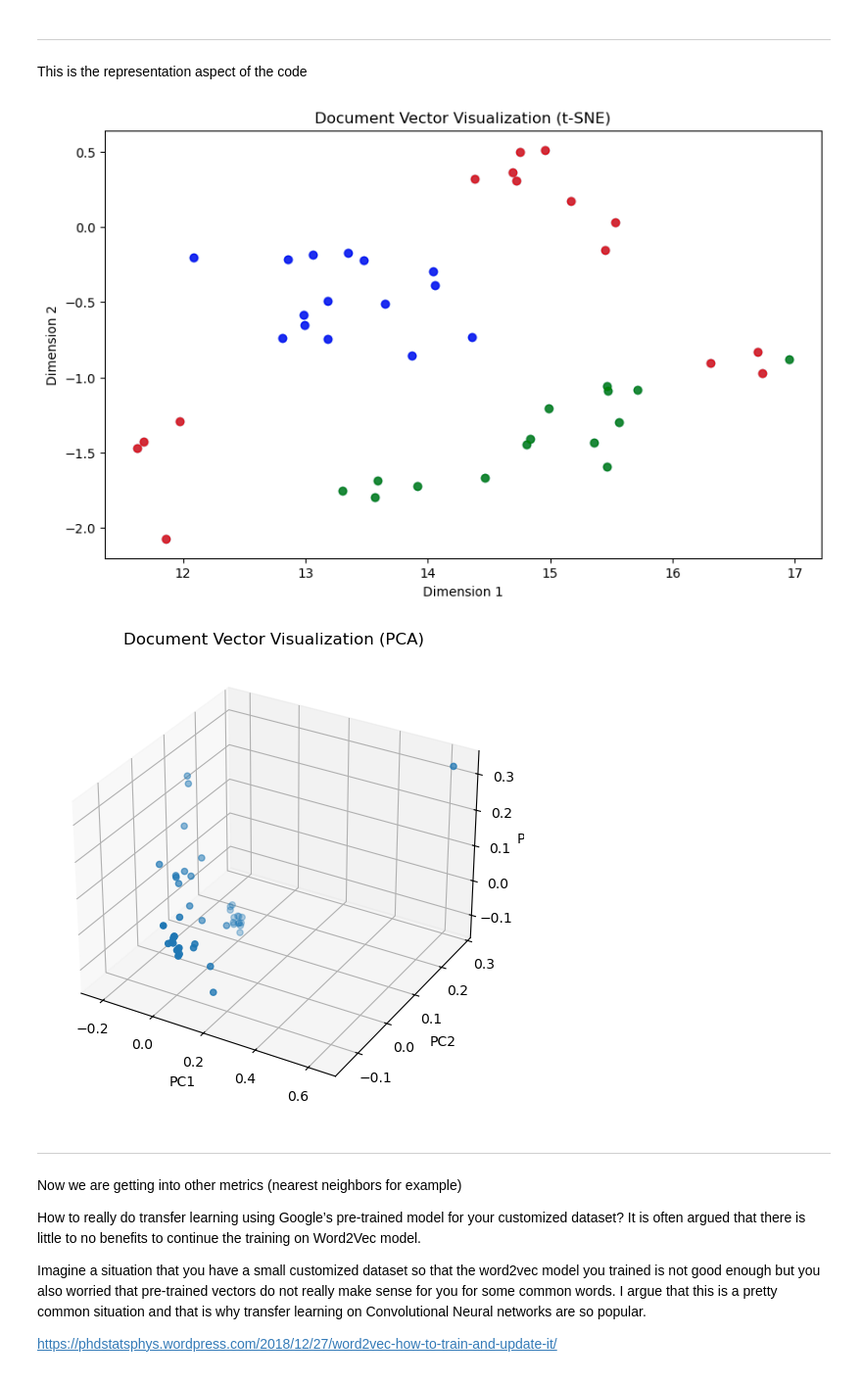
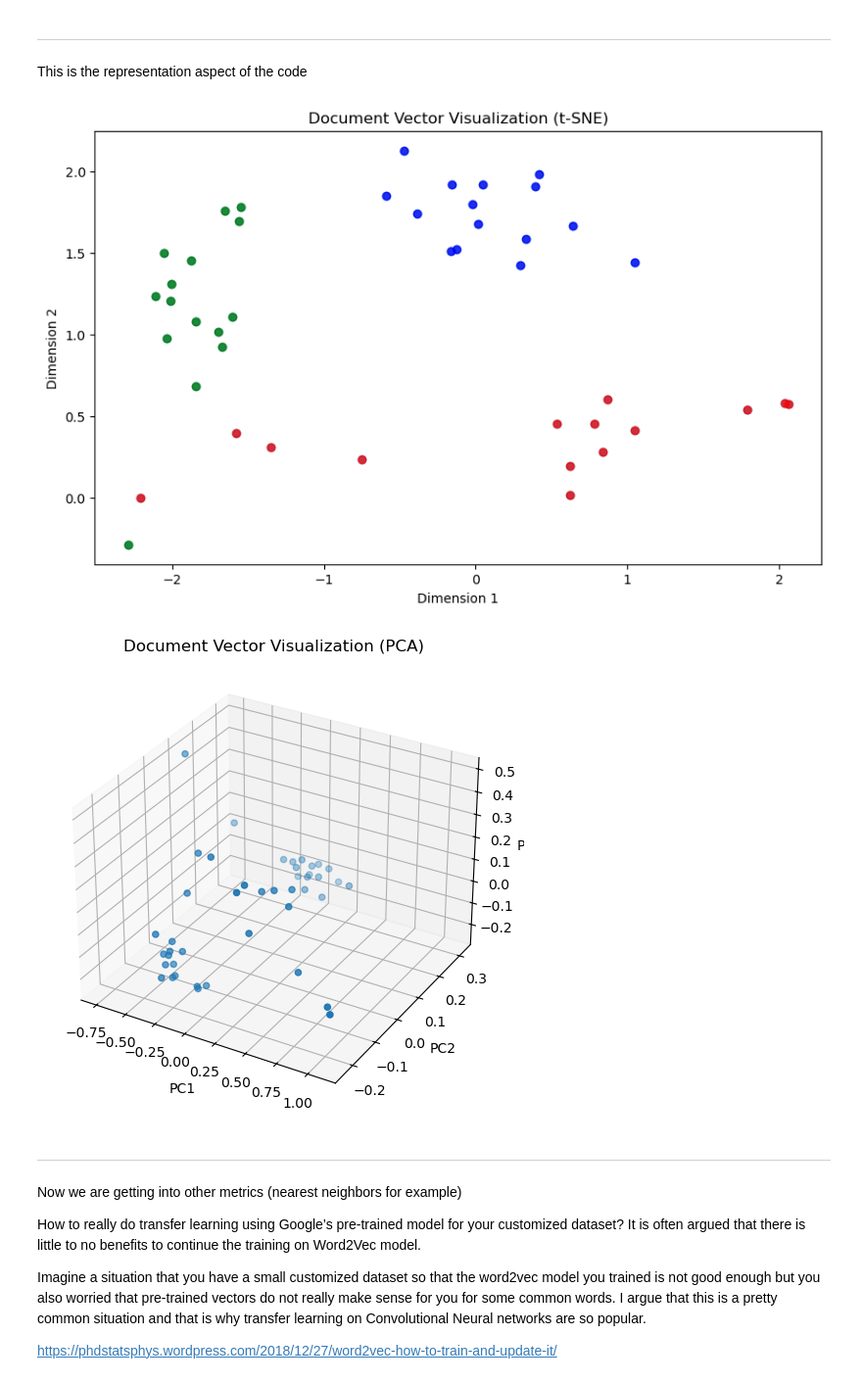
Before and after one commit to pablodevicente/RI_2-Product_Catalog_Classifier, a Jupyter notebook: 01-code/aux_vsm.ipynb, the cells around one changed output. Shown: that part at 98% size. Drawn from its saved outputs; the diff is of its cells as text; code cells hidden in the pictures.

Commit message:
added glove vsm

```diff
--- a/01-code/aux_vsm.ipynb
+++ b/01-code/aux_vsm.ipynb
@@ -149,35 +149,38 @@ import pickle
 import os
 
 # Load document_vectors from a file
-with open("../02-data/03-VSM/word2vec-finetuned-demo.pkl", "rb") as f:
+with open("../02-data/03-VSM/glove-demo.pkl", "rb") as f:
     document_vectors = pickle.load(f)
+
+if len(document_vectors) == 0:
+    raise ValueError("No document vectors available for t-SNE visualization.")
 
 # Extract document vectors
 doc_paths = list(document_vectors.keys())  # File paths as labels
 doc_vectors = np.array(list(document_vectors.values()))  # Convert dict to array
 
 # Reduce to 2D using t-SNE
 tsne = TSNE(n_components=2, perplexity=min(30, len(doc_vectors) - 1), random_state=42)
 doc_vectors_2d = tsne.fit_transform(doc_vectors)
 
 # Plot the reduced vectors
 plt.figure(figsize=(10, 6))
 plt.scatter(doc_vectors_2d[:, 0], doc_vectors_2d[:, 1], alpha=0.7)
 
 for i, path in enumerate(doc_paths):
     color = get_category_color(path)  # Get color based on path
     plt.scatter(doc_vectors_2d[i, 0], doc_vectors_2d[i, 1], color=color, alpha=0.7)
 
     #if i % 5 == 0:  # Label every 5th document for readability
         #plt.annotate(os.path.basename(path), (doc_vectors_2d[i, 0], doc_vectors_2d[i, 1]))
 
 
 plt.title("Document Vector Visualization (t-SNE)")
 plt.xlabel("Dimension 1")
 plt.ylabel("Dimension 2")
 plt.show()
 # %% [output]
-[figure, old version]
+[figure, new version]
 # %%
 from sklearn.decomposition import PCA
 from mpl_toolkits.mplot3d import Axes3D
@@ -197,7 +200,7 @@ ax.set_ylabel("PC2")
 ax.set_zlabel("PC3")
 plt.show()
 # %% [output]
-[figure, old version]
+[figure, new version]
 # %% [markdown]
 -------------------------------------
 Now we are getting into other metrics (nearest neighbors for example)
```
Also changed, not shown: parts of 2 cells of this notebook, 1 other file.
